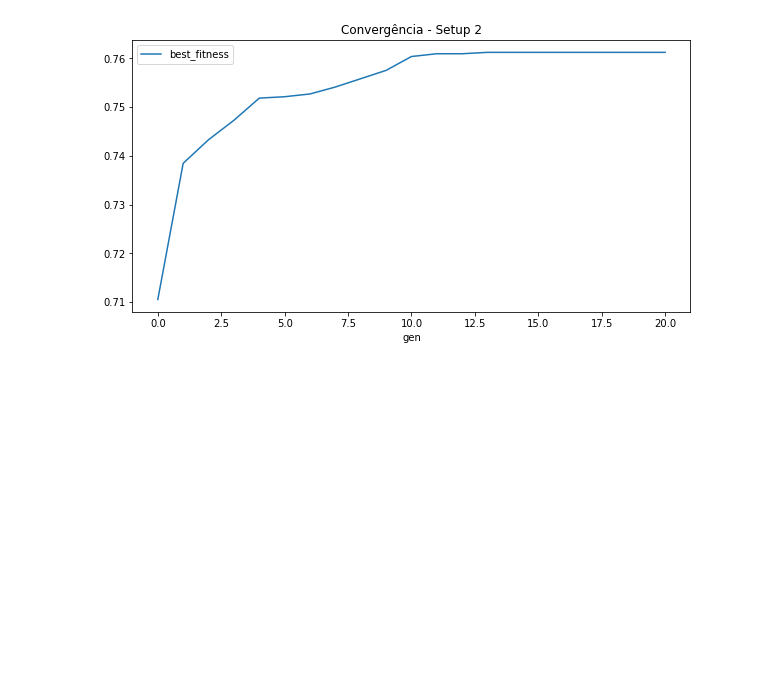
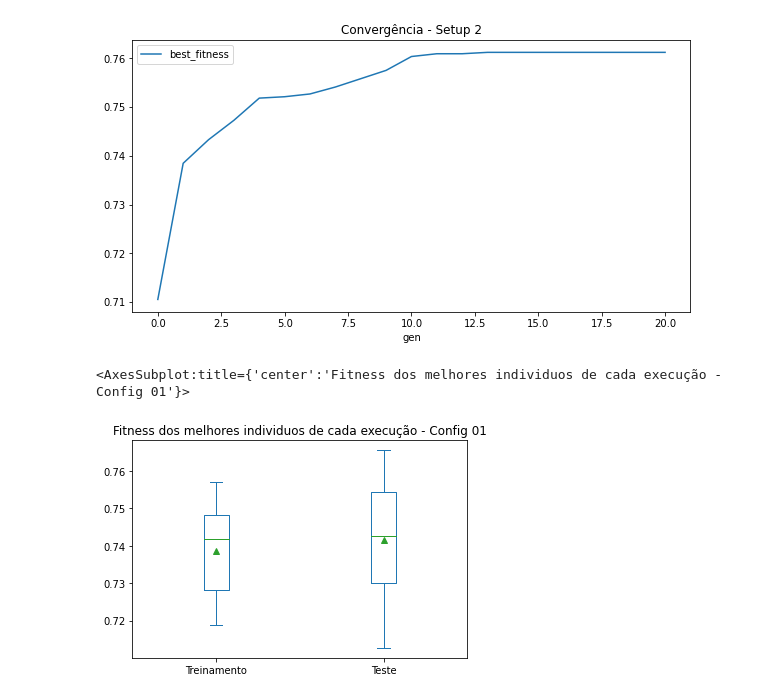
Before and after one commit to gfviegas/meta-tp3, a Jupyter notebook: results/analysis.ipynb, the cells around one changed output. Drawn from its saved outputs; the diff is of its cells as text; code cells hidden in the pictures; blank space fills up the shorter version.

```diff
--- a/results/analysis.ipynb
+++ b/results/analysis.ipynb
@@ -91,3 +91,13 @@ df.plot(x='gen', y='best_fitness', kind='line', title='Convergência - Setup 2',
 | 20 | 20 | 0.761228 |
 <AxesSubplot:title={'center':'Convergência - Setup 2'}, xlabel='gen'>
 [figure]
+# %%
+df = pd.DataFrame({
+  'Treinamento': [0.7561114269471291, 0.7279704377487208, 0.7237066515065378, 0.7194428652643547, 0.7259806708357021, 0.7418988061398522, 0.7418988061398522, 0.7416145537237067, 0.7566799317794202, 0.7188743604320637, 0.7239909039226834, 0.7504263786242183, 0.7495736213757817, 0.7288231949971575, 0.7490051165434907, 0.7416145537237067, 0.7299602046617396, 0.7436043206367254, 0.7188743604320637, 0.7342239909039227, 0.7188743604320637, 0.7569641841955657, 0.744457077885162, 0.7492893689596362, 0.7458783399658897, 0.7418988061398522, 0.7424673109721432, 0.7418988061398522, 0.7418988061398522, 0.7507106310403638],
+  'Teste': [0.7186700767263428, 0.7570332480818415, 0.7612958226768969, 0.731457800511509, 0.7553282182438192, 0.7186700767263428, 0.763000852514919, 0.7357203751065644, 0.7647058823529411, 0.7127024722932651, 0.7450980392156863, 0.7254901960784313, 0.7604433077578857, 0.7391304347826086, 0.7348678601875532, 0.742540494458653, 0.7391304347826086, 0.7280477408354646, 0.742540494458653, 0.7510656436487638, 0.7297527706734868, 0.7519181585677749, 0.742540494458653, 0.7408354646206309, 0.742540494458653, 0.7229326513213982, 0.7655583972719523, 0.763000852514919, 0.7433930093776641, 0.7186700767263428],
+})
+
+df.plot(kind='box', showmeans=True, title='Fitness dos melhores individuos de cada execução - Config 01')
+# %% [output]
+<AxesSubplot:title={'center':'Fitness dos melhores individuos de cada execução - Config 01'}>
+[figure, added]
```
Also changed, not shown: 3 other files.
